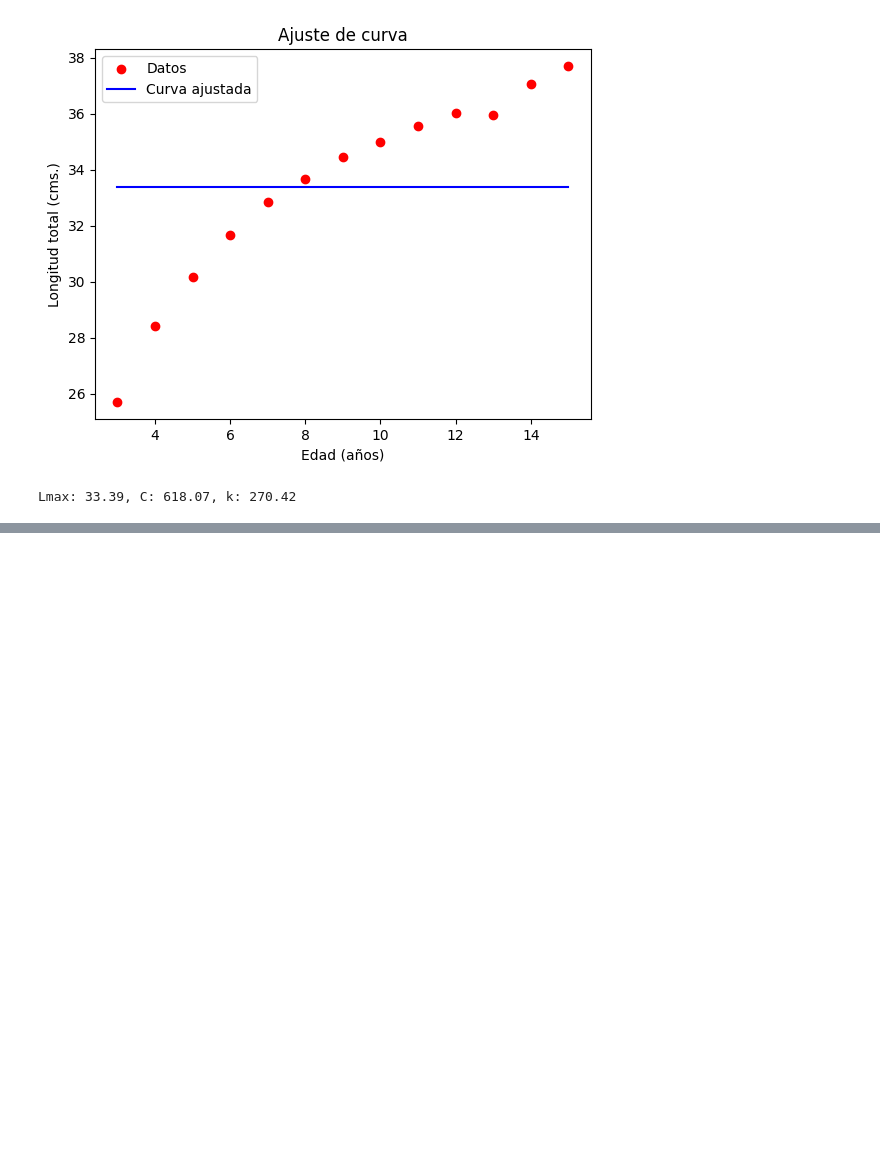
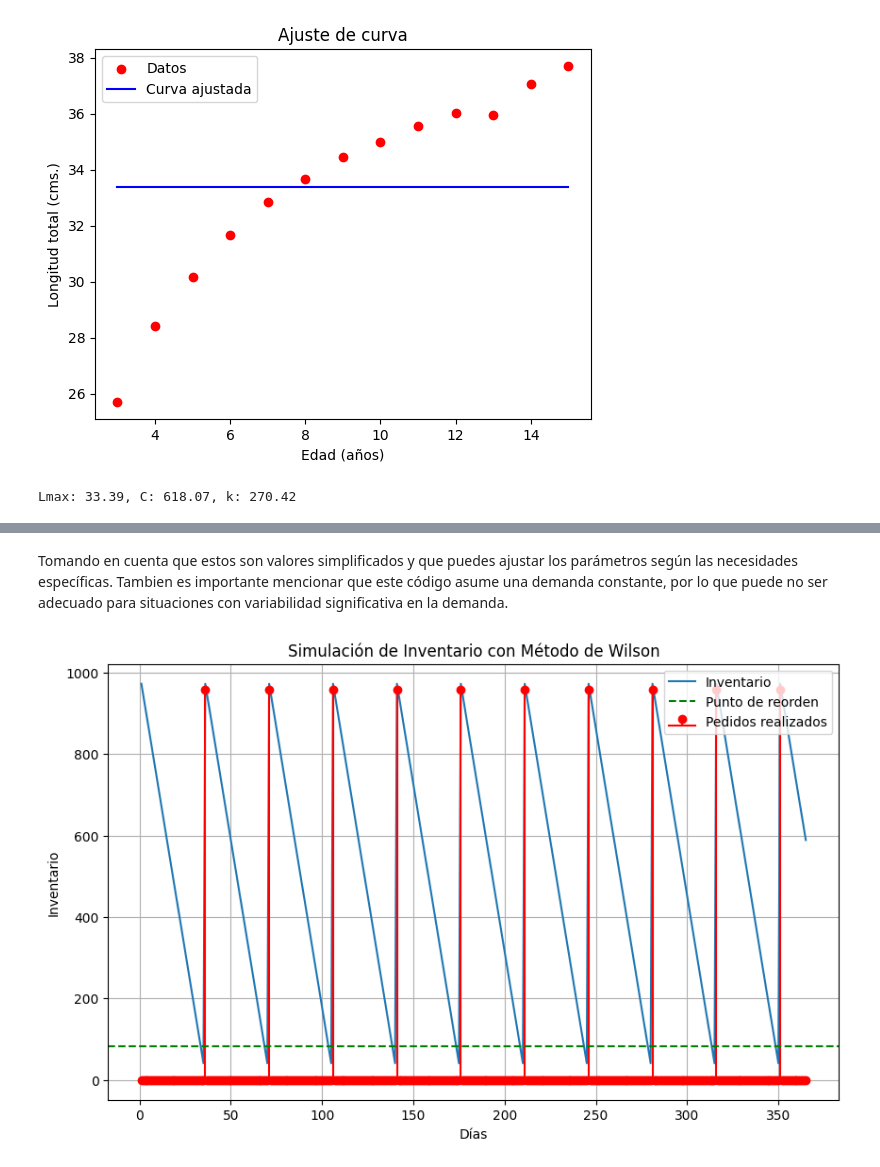
Before and after one commit to GabyGarPa/Fourier-, a Jupyter notebook: Untitled0.ipynb, the cells around one changed output, grey strips where cells are left out. Cells and saved outputs as stored; diff of their text form; code cells hidden in the pictures; blank space fills up the shorter version.

```diff
--- a/Untitled0.ipynb
+++ b/Untitled0.ipynb
@@ -117,0 +232,62 @@ Lmax: 33.39, C: 618.07, k: 270.42
+# %% [markdown]
+Tomando en cuenta que estos son valores simplificados y que puedes ajustar los parámetros según las necesidades específicas. Tambien es importante mencionar que este código asume una demanda constante, por lo que puede no ser adecuado para situaciones con variabilidad significativa en la demanda.
+# %%
+#codigo 2
+
+import math
+import matplotlib.pyplot as plt
+
+def simular_inventario(demanda_diaria, tamano_optimo_pedido, punto_reorden, inventario_inicial, duracion_simulacion):
+    inventario = []
+    pedidos_realizados = []
+    demanda_pendiente = 0
+
+    for dia in range(1, duracion_simulacion + 1):
+        # Procesar la demanda
+        demanda_diaria_real = demanda_diaria + demanda_pendiente
+        demanda_pendiente = 0
+
+        # Verificar si se necesita realizar un pedido
+        if inventario_inicial + demanda_diaria_real <= punto_reorden:
+            cantidad_a_pedir = tamano_optimo_pedido - inventario_inicial
+            pedidos_realizados.append(cantidad_a_pedir)
+            inventario_inicial = tamano_optimo_pedido
+        else:
+            pedidos_realizados.append(0)
+
+        # Actualizar el inventario
+        inventario_inicial -= demanda_diaria_real
+
+        # Guardar el inventario actual
+        inventario.append(inventario_inicial)
+
+    return inventario, pedidos_realizados
+
+# Parámetros de ejemplo
+demanda_anual = 10000
+costo_pedido = 100
+costo_mantenimiento = 2
+demanda_diaria = demanda_anual / 365
+tamano_optimo_pedido = calcular_tamano_optimo_pedido(demanda_anual, costo_pedido, costo_mantenimiento)
+punto_reorden = calcular_punto_reorden(demanda_diaria, 2, 10)
+inventario_inicial = tamano_optimo_pedido  # Inventario inicial igual al tamaño óptimo de pedido
+duracion_simulacion = 365  # Simular un año
+
+# Simular el inventario
+inventario, pedidos_realizados = simular_inventario(demanda_diaria, tamano_optimo_pedido, punto_reorden, inventario_inicial, duracion_simulacion)
+
+# Graficar el inventario y los pedidos realizados
+dias = list(range(1, duracion_simulacion + 1))
+
+plt.figure(figsize=(10, 6))
+plt.plot(dias, inventario, label='Inventario')
+plt.stem(dias, pedidos_realizados, linefmt='r-', markerfmt='ro', basefmt='r-', label='Pedidos realizados')
+plt.axhline(y=punto_reorden, color='g', linestyle='--', label='Punto de reorden')
+plt.title('Simulación de Inventario con Método de Wilson')
+plt.xlabel('Días')
+plt.ylabel('Inventario')
+plt.legend()
+plt.grid(True)
+plt.show()
+# %% [output]
+[figure, added]
```
Also changed, not shown: parts of 13 cells of this notebook.
